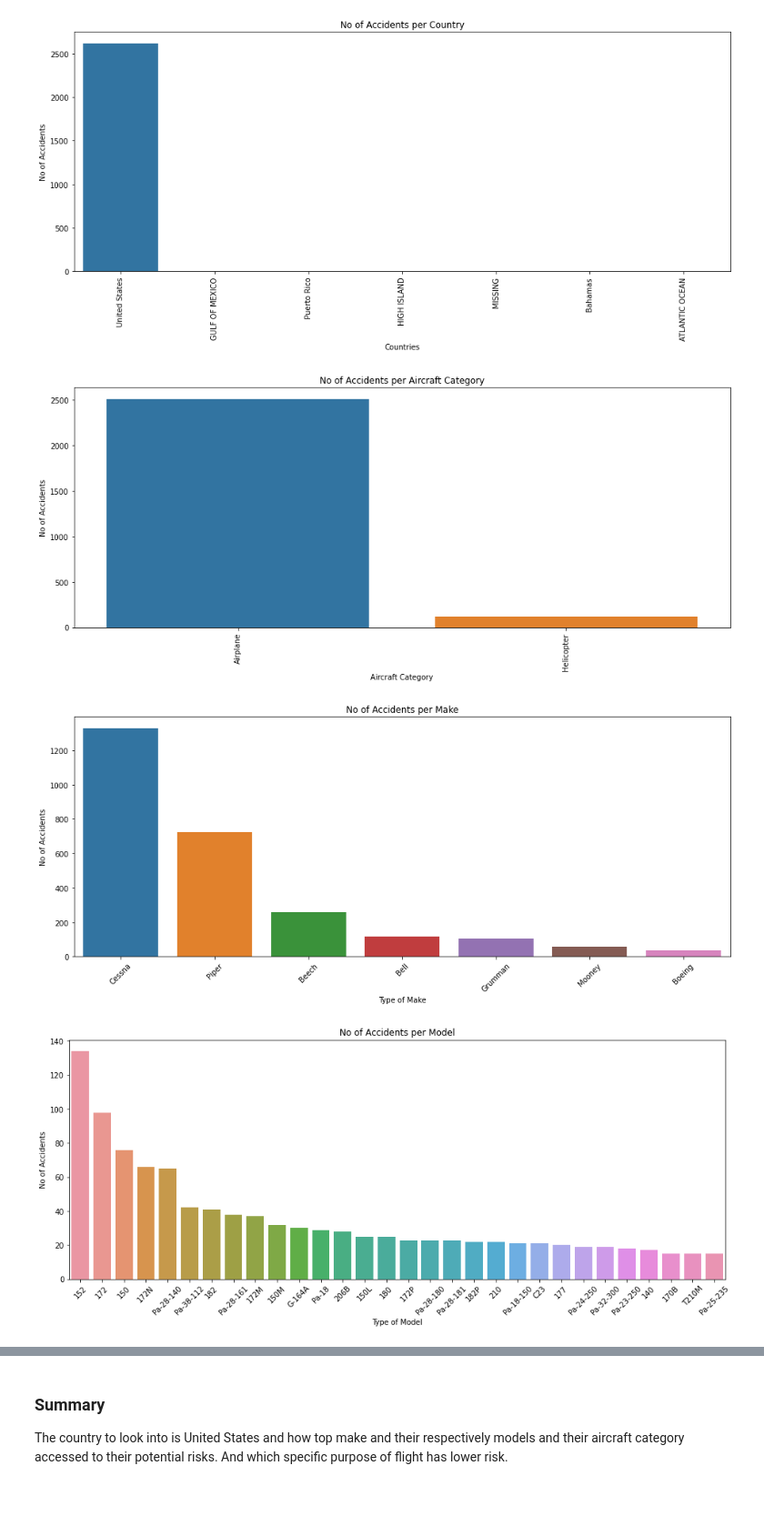
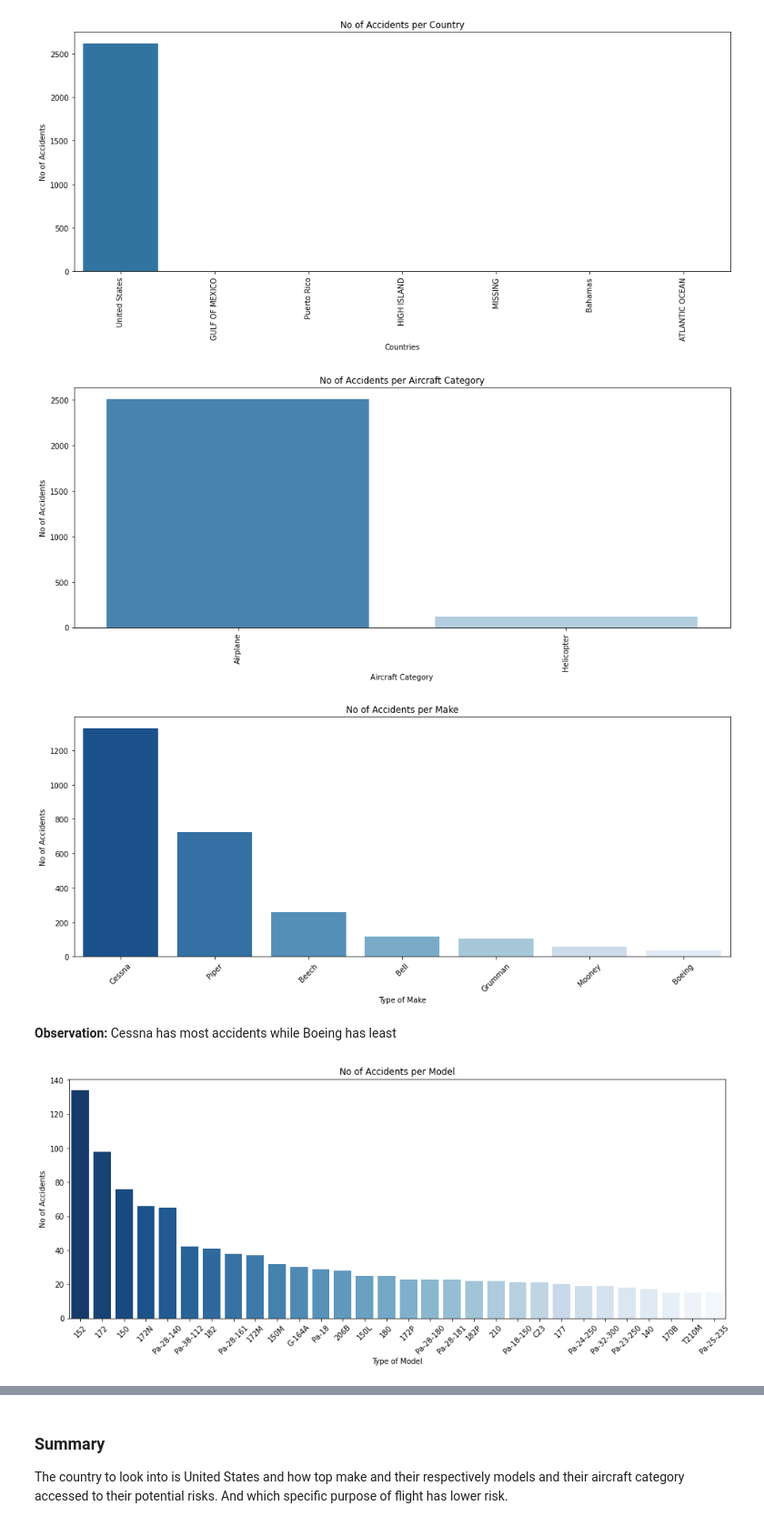
Before and after one commit to Sego-Mich/mich_phase_one_project, a Jupyter notebook: index.ipynb, the cells around one changed output, grey strips where cells are left out. Shown at 91% size. Drawn from its saved outputs; the diff is of its cells as text; code cells hidden in the pictures; blank space fills up the shorter version.

```diff
--- a/index.ipynb
+++ b/index.ipynb
@@ -737,7 +737,7 @@ plt.show()
 #plotting aircraft category with no of accidents
 aircraft_category_df = ntsb_main_df['aircraft_category'].value_counts().reset_index().iloc[:30]
 plt.figure(figsize=(16,6))
-sns.barplot(x=aircraft_category_df['index'],y=aircraft_category_df['aircraft_category'])
+sns.barplot(x=aircraft_category_df['index'],y=aircraft_category_df['aircraft_category'],palette='Blues_r')
 plt.xlabel('Aircraft Category')
 plt.xticks(rotation=90)
 plt.ylabel('No of Accidents')
@@ -745,30 +745,32 @@ plt.title("No of Accidents per Aircraft Category")
 plt.show()
 #Observation: airplane category has most accidents
 # %% [output]
-[figure, old version]
+[figure, new version]
 # %%
 #plotting make with no of accidents
 make_df = ntsb_main_df['make'].value_counts().reset_index()
 plt.figure(figsize=(16,6))
-sns.barplot(x=make_df['index'],y=make_df['make'])
+sns.barplot(x=make_df['index'],y=make_df['make'],palette='Blues_r')
 plt.xlabel('Type of Make')
 plt.xticks(rotation=45)
 plt.ylabel('No of Accidents')
 plt.title("No of Accidents per Make")
+plt.savefig('No_of_Accidents_per_Make.png')
 plt.show()
-#Observation: Cessna has most accidents while Boeing has least
 # %% [output]
-[figure, old version]
+[figure, new version]
+# %% [markdown]
+<b>Observation:</b> Cessna has most accidents while Boeing has least
 # %%
 #plotting model with no of accidents
 model_df = ntsb_main_df['model'].value_counts().reset_index().iloc[:30]
 plt.figure(figsize=(16,6))
-sns.barplot(x=model_df['index'],y=model_df['model'])
+sns.barplot(x=model_df['index'],y=model_df['model'],palette='Blues_r')
 plt.xlabel('Type of Model')
 plt.xticks(rotation=45)
 plt.ylabel('No of Accidents')
 plt.title("No of Accidents per Model")
+plt.savefig('No_of_Accidents_per_Model.png')
 plt.show()
-#Observation: 152 is the most common model from all models
 # %% [output]
-[figure, old version]
+[figure, new version]
```
Also changed, not shown: parts of 12 cells of this notebook, 10 other files.
